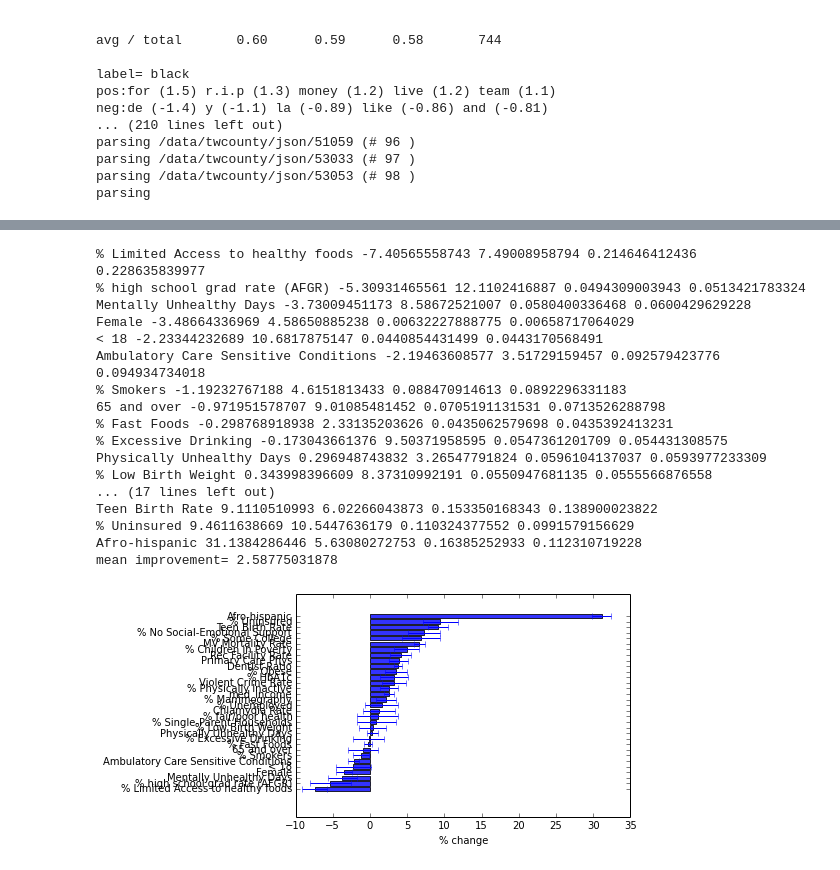
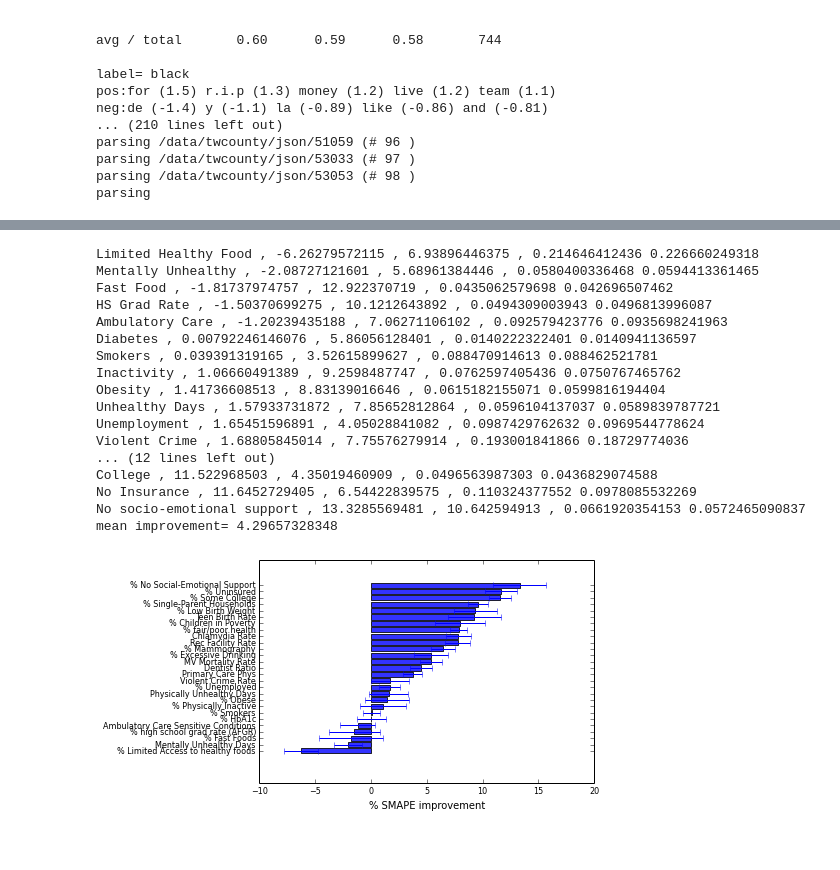
Before and after one commit to tapilab/twcounty, a Jupyter notebook: twcounty/Demographics.ipynb, the cells around one changed output, grey strips where cells are left out. Drawn from its saved outputs; the diff is of its cells as text; code cells hidden in the pictures.

```diff
--- a/twcounty/Demographics.ipynb
+++ b/twcounty/Demographics.ipynb
@@ -462,7 +476,8 @@ def norm_by_demo_reweight(tweets_by_county, users_by_county, alpha, include_og_f
                     if feat_name[5:10] == 'black' or feat_name[5:10] == 'latin':
                         wt = afro_wt[cty_id]
                     else:
-                        wt = 1. / afro_wt[cty_id]
+                        wt = 1.
+                        #wt = 1. / afro_wt[cty_id]
                     features[alpha[feat_name[11:]]] += (wt * features[feature] - features[feature])
                 features[feature] = 0.
             elif feat_name[0:7] == 'gender=':
@@ -470,7 +485,8 @@ def norm_by_demo_reweight(tweets_by_county, users_by_county, alpha, include_og_f
                     if feat_name[7:8] == 'f':
                         wt = female_wt[cty_id]
                     else:
-                        wt = 1. / female_wt[cty_id]
+                        wt = 1.
+                        #wt = 1. / female_wt[cty_id]
                     features[alpha[feat_name[9:]]] += (wt * features[feature] - features[feature])
                 features[feature] = 0.
     # Now that we've reweighted, normalize as usual.
@@ -557,7 +573,8 @@ def run_expt(features_og, users_by_county_og, alpha_og, use_race, use_gender, us
         all_smapes.append(smapes)
         # smapes = [pearsonr(t[0], t[1])[0] for t in test_folds]
         # all_smapes.append(smapes)
-        if ylabel == '% Obese':
+        if ylabel in ['% Obese', '% No Social-Emotional Support', 'Teen Birth Rate']:
+            print ylabel, 'features:'
             print_top_feats(m, np.array(data_alpha[fsel.get_support(True)]))
     summary = avg_results(all_results)
     print(u'\t'.join(str(k) for k in sorted(summary.keys())) + '\n')
@@ -643,45 +674,52 @@ smape  alpha  use_gender  use_race  use_og
 .0934   .2     t            f         t
 .0938   .2     t            f         f
 # %%
+import expt
+import texify_results
 def pct_impr(old, new):
     return 100. * (old - new) / old
 
 improvements = []
 impr_err = []
 target_pr = []
 for target, gender_r, og_r in sorted(zip(targets, gender_results, og_results),
                                      key=lambda x:np.mean(pct_impr(x[2], x[1]))):
-    imprs = pct_impr(og_r, gender_r)
-    print target, np.mean(imprs), np.std(imprs), np.mean(og_r), np.mean(gender_r)
-    improvements.append(np.mean(imprs))
-    impr_err.append(np.std(imprs) / sqrt(len(imprs)) / 2)
-    target_pr.append(target)
+    if target not in ['Female', 'Afro-hispanic', '< 18', '65 and over', 'med_income']:
+        imprs = pct_impr(og_r, gender_r)
+        print texify_results.label_map[expt.fmt_target(target)], ',', np.mean(imprs), ',', np.std(imprs), ',', np.mean(og_r), np.mean(gender_r)
+        improvements.append(np.mean(imprs))
+        impr_err.append(np.std(imprs) / sqrt(len(imprs)) / 2)
+        target_pr.append(target)
 
-y_pos = np.arange(len(targets))
+y_pos = np.arange(len(target_pr))
 
+fig = plt.figure()
+ax = fig.add_subplot(111)
+ax.tick_params(axis='both', labelsize='8')
 plt.barh(y_pos, improvements, xerr=impr_err, align='center', alpha=0.8)
 plt.yticks(y_pos, target_pr)
-plt.xlabel('% change')
+plt.xlabel('% SMAPE improvement')
+plt.savefig('reweight.pdf', bbox_inches='tight')
 print 'mean improvement=', np.mean(improvements)
 # %% [output]
-% Limited Access to healthy foods -7.40565558743 7.49008958794 0.214646412436 0.228635839977
-% high school grad rate (AFGR) -5.30931465561 12.1102416887 0.0494309003943 0.0513421783324
-Mentally Unhealthy Days -3.73009451173 8.58672521007 0.0580400336468 0.0600429629228
-Female -3.48664336969 4.58650885238 0.00632227888775 0.00658717064029
-< 18 -2.23344232689 10.6817875147 0.0440854431499 0.0443170568491
-Ambulatory Care Sensitive Conditions -2.19463608577 3.51729159457 0.092579423776 0.094934734018
-% Smokers -1.19232767188 4.6151813433 0.088470914613 0.0892296331183
-65 and over -0.971951578707 9.01085481452 0.0705191131531 0.0713526288798
-% Fast Foods -0.298768918938 2.33135203626 0.0435062579698 0.0435392413231
-% Excessive Drinking -0.173043661376 9.50371958595 0.0547361201709 0.054431308575
-Physically Unhealthy Days 0.296948743832 3.26547791824 0.0596104137037 0.0593977233309
-% Low Birth Weight 0.343998396609 8.37310992191 0.0550947681135 0.0555566876558
-... (17 lines left out)
-Teen Birth Rate 9.1110510993 6.02266043873 0.153350168343 0.138900023822
-% Uninsured 9.4611638669 10.5447636179 0.110324377552 0.0991579156629
-Afro-hispanic 31.1384286446 5.63080272753 0.16385252933 0.112310719228
-mean improvement= 2.58775031878
+Limited Healthy Food , -6.26279572115 , 6.93896446375 , 0.214646412436 0.226660249318
+Mentally Unhealthy , -2.08727121601 , 5.68961384446 , 0.0580400336468 0.0594413361465
+Fast Food , -1.81737974757 , 12.922370719 , 0.0435062579698 0.042696507462
+HS Grad Rate , -1.50370699275 , 10.1212643892 , 0.0494309003943 0.0496813996087
+Ambulatory Care , -1.20239435188 , 7.06271106102 , 0.092579423776 0.0935698241963
+Diabetes , 0.00792246146076 , 5.86056128401 , 0.0140222322401 0.0140941136597
+Smokers , 0.039391319165 , 3.52615899627 , 0.088470914613 0.088462521781
+Inactivity , 1.06660491389 , 9.2598487747 , 0.0762597405436 0.0750767465762
+Obesity , 1.41736608513 , 8.83139016646 , 0.0615182155071 0.0599816194404
+Unhealthy Days , 1.57933731872 , 7.85652812864 , 0.0596104137037 0.0589839787721
+Unemployment , 1.65451596891 , 4.05028841082 , 0.0987429762632 0.0969544778624
+Violent Crime , 1.68805845014 , 7.75576279914 , 0.193001841866 0.18729774036
+... (12 lines left out)
+College , 11.522968503 , 4.35019460909 , 0.0496563987303 0.0436829074588
+No Insurance , 11.6452729405 , 6.54422839575 , 0.110324377552 0.0978085532269
+No socio-emotional support , 13.3285569481 , 10.642594913 , 0.0661920354153 0.0572465090837
+mean improvement= 4.29657328348
-[figure, old version]
+[figure, new version]
 # %%
 %pylab inline --no-import-all
 
```
Also changed, not shown: parts of 7 cells of this notebook.
